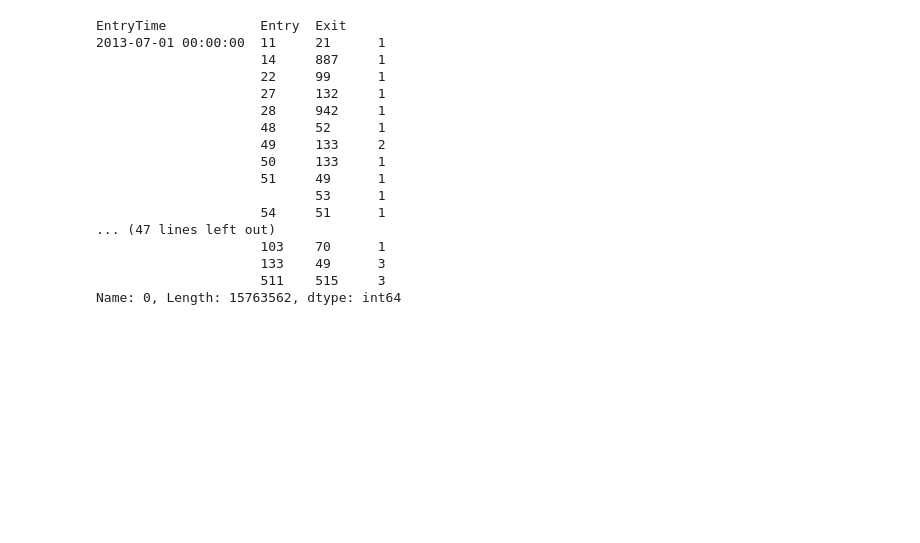
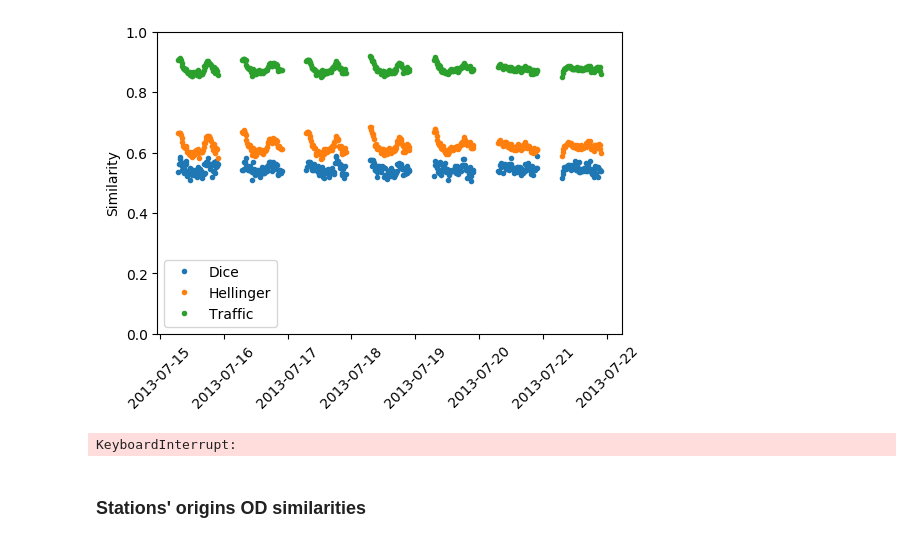
Before and after one commit to shawnwan47/ST_Attention, a Jupyter notebook: od_attr.ipynb, the cells around one changed output. Cells and saved outputs as stored; diff of their text form; code cells hidden in the pictures; blank space fills up the shorter version.

```diff
--- a/od_attr.ipynb
+++ b/od_attr.ipynb
@@ -44,20 +192,20 @@ for loader in [bjh, bjm]:
-# %%
-od_highway
-# %% [output]
-EntryTime            Entry  Exit
-2013-07-01 00:00:00  11     21      1
-                     14     887     1
-                     22     99      1
-                     27     132     1
-                     28     942     1
-                     48     52      1
-                     49     133     2
-                     50     133     1
-                     51     49      1
-                            53      1
-                     54     51      1
-... (47 lines left out)
-                     103    70      1
-                     133    49      3
-                     511    515     3
-Name: 0, Length: 15763562, dtype: int64
+# %%
+plt.clf()
+for data in ['highway', 'metro']:
+    dice = [Dice(ts_od[data][i], ts_od_[data][j]) for i, j in zip(index[data], index_[data])]
+    hellinger = [Hellinger(ts_od[data][i], ts_od_[data][j]) for i, j in zip(index[data], index_[data])]
+    traffics = [intersect_traffic(ts_od[data][i], ts_od_[data][j]) for i, j in zip(index[data], index_[data])]
+
+    plt.plot(index[data], dice, '.', label='Dice')
+    plt.plot(index[data], hellinger, '.', label='Hellinger')
+    plt.plot(index[data], traffics, '.', label='Traffic')
+    plt.ylim(0, 1)
+    plt.ylabel('Similarity')
+    plt.xticks(rotation=45)
+    plt.legend(loc='best')
+    plt.show()
+# %% [output]
+[figure, added]
+KeyboardInterrupt:
+# %% [markdown]
+### Stations' origins OD similarities
```
Also changed, not shown: parts of 21 cells of this notebook, 4 other files.
